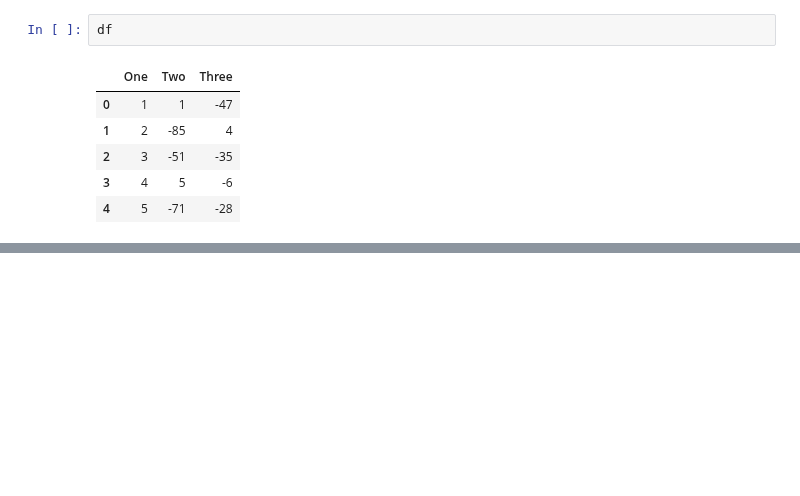
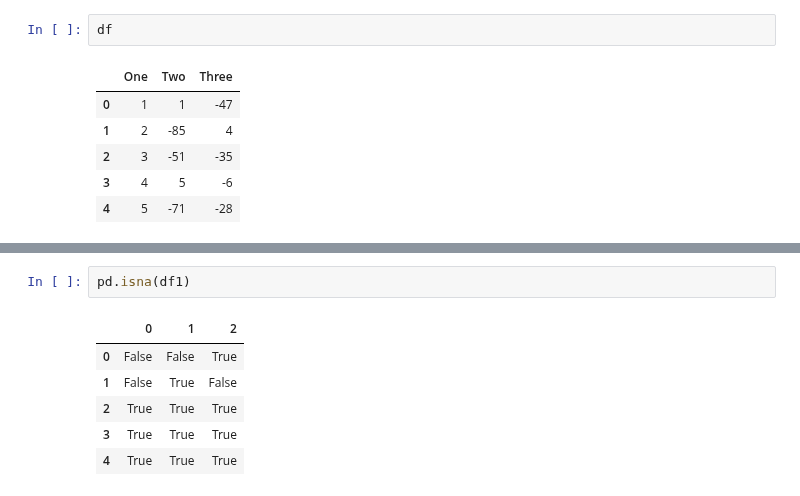
Before and after one commit to galaxy1014/ML_module_summary, a Jupyter notebook: Pandas/Chapter0_Summary/Chapter0.ipynb, the cells around one changed output, grey strips where cells are left out. Drawn from its saved outputs; the diff is of its cells as text; blank space fills up the shorter version.

```diff
--- a/Pandas/Chapter0_Summary/Chapter0.ipynb
+++ b/Pandas/Chapter0_Summary/Chapter0.ipynb
@@ -447,0 +491,9 @@ df
+# %%
+pd.isna(df1)
+# %% [output]
+|  | 0 | 1 | 2 |
+| 0 | False | False | True |
+| 1 | False | True | False |
+| 2 | True | True | True |
+| 3 | True | True | True |
+| 4 | True | True | True |
```
Also changed, not shown: parts of 8 cells of this notebook.
